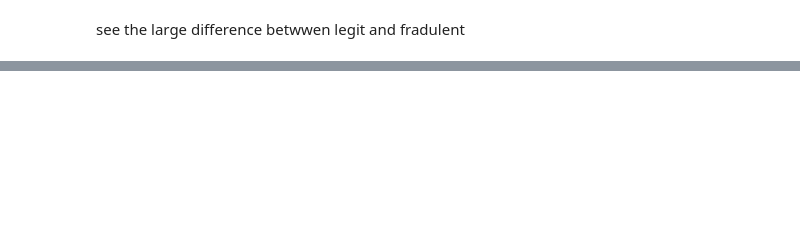
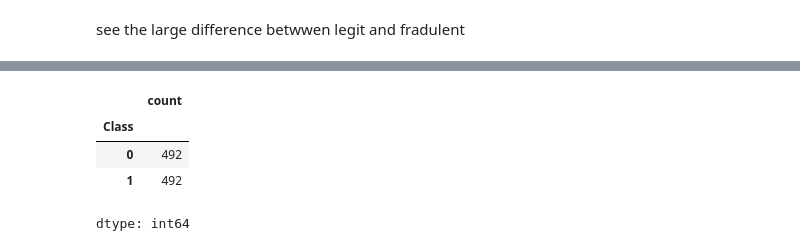
Before and after one commit to Tejasri-Pendota/FacceMask--detection, a Jupyter notebook: Credit_card_Fraud_detection.ipynb, the cells around one changed output, grey strips where cells are left out. Cells and saved outputs as stored; diff of their text form; code cells hidden in the pictures; blank space fills up the shorter version.

```diff
--- a/Credit_card_Fraud_detection.ipynb
+++ b/Credit_card_Fraud_detection.ipynb
@@ -50,0 +164,8 @@ see the large difference betwwen legit and fradulent
+# %%
+new_dataset['Class'].value_counts()
+# %% [output]
+|  | count |
+| Class |  |
+| 0 | 492 |
+| 1 | 492 |
+dtype: int64
```
Also changed, not shown: parts of 30 cells of this notebook.
